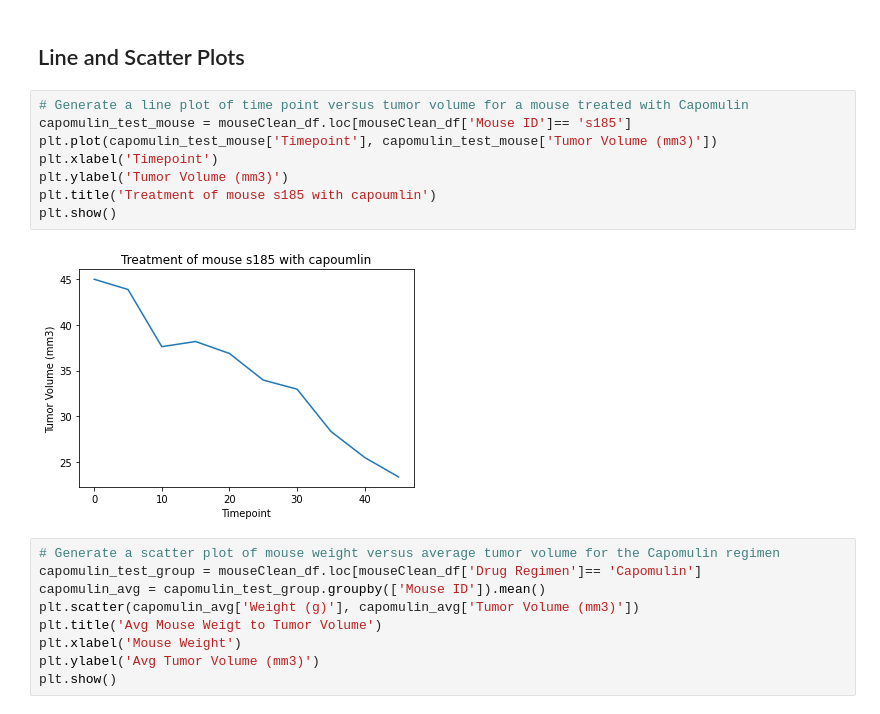
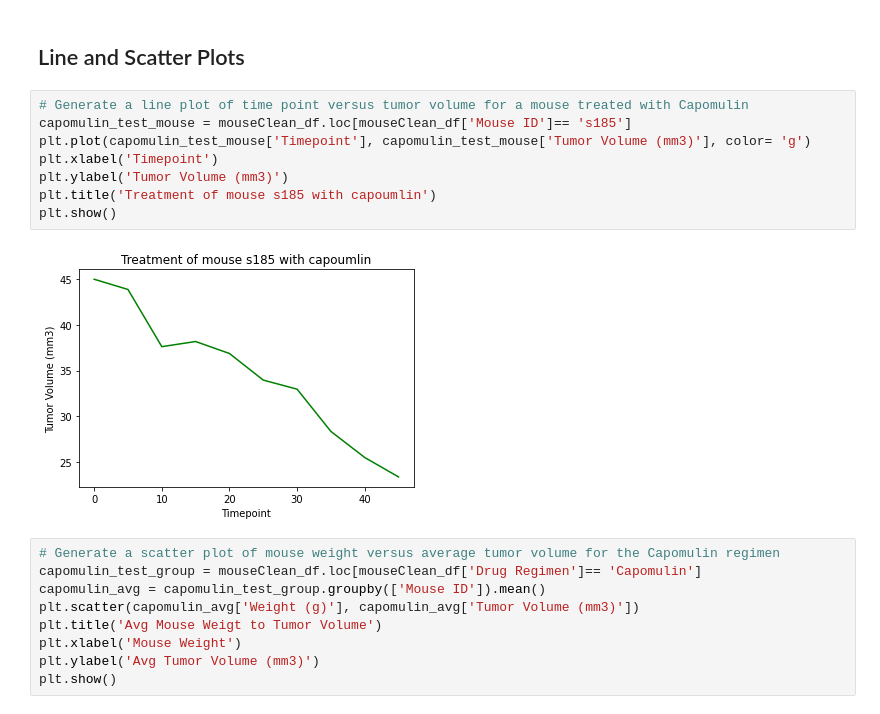
Before and after one commit to EvanK215/Pymaceuticals-Challenge, a Jupyter notebook: pymaceuticals_starter.ipynb, the cells around one changed output. Drawn from its saved outputs; the diff is of its cells as text.

```diff
--- a/pymaceuticals_starter.ipynb
+++ b/pymaceuticals_starter.ipynb
@@ -290,13 +300,13 @@ plt.show()
 # %%
 # Generate a line plot of time point versus tumor volume for a mouse treated with Capomulin
 capomulin_test_mouse = mouseClean_df.loc[mouseClean_df['Mouse ID']== 's185']
-plt.plot(capomulin_test_mouse['Timepoint'], capomulin_test_mouse['Tumor Volume (mm3)'])
+plt.plot(capomulin_test_mouse['Timepoint'], capomulin_test_mouse['Tumor Volume (mm3)'], color= 'g')
 plt.xlabel('Timepoint')
 plt.ylabel('Tumor Volume (mm3)')
 plt.title('Treatment of mouse s185 with capoumlin')
 plt.show()
 # %% [output]
-[figure, old version]
+[figure, new version]
 # %%
 # Generate a scatter plot of mouse weight versus average tumor volume for the Capomulin regimen
 capomulin_test_group = mouseClean_df.loc[mouseClean_df['Drug Regimen']== 'Capomulin']
```
Also changed, not shown: parts of 5 cells of this notebook.
